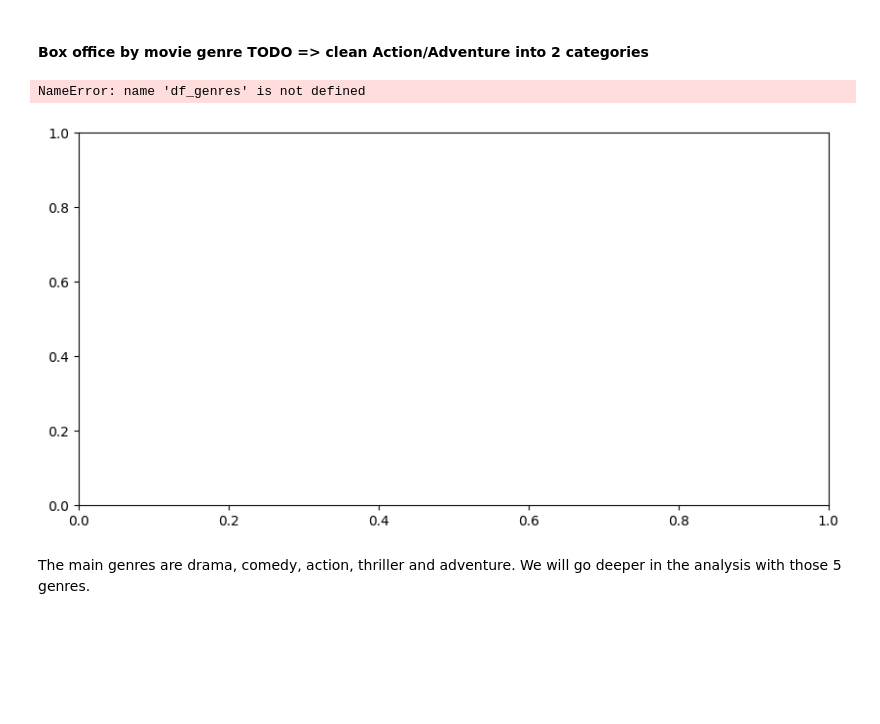
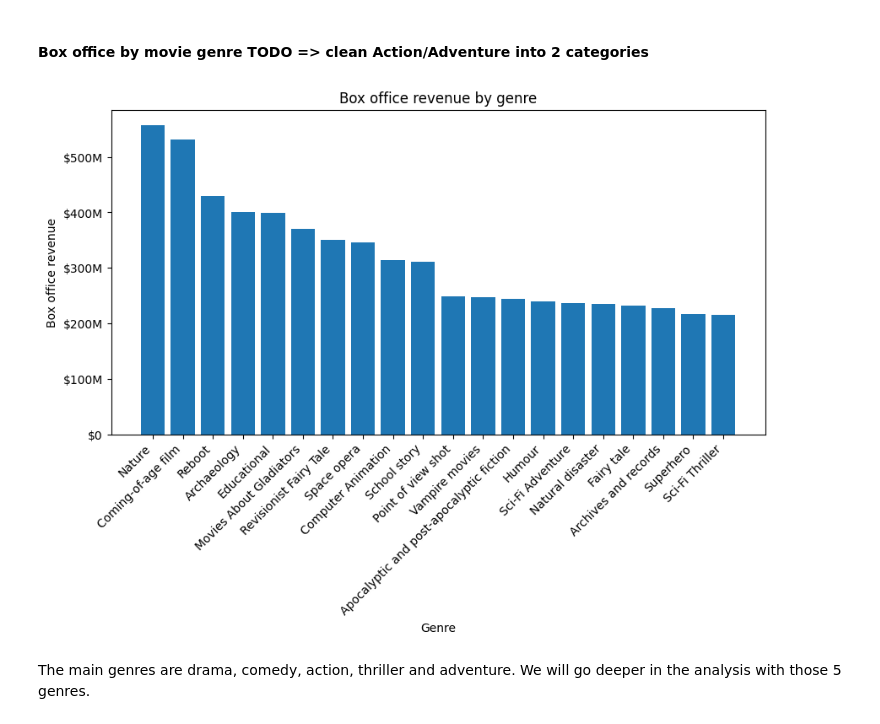
Before and after one commit to epfl-ada/ada-2022-project-r4d4r, a Jupyter notebook: R1.ipynb, the cells around one changed output. Drawn from its saved outputs; the diff is of its cells as text; code cells hidden in the pictures; blank space fills up the shorter version.

Commit message:
df_genres back in the house

```diff
--- a/R1.ipynb
+++ b/R1.ipynb
@@ -96,18 +96,22 @@ plt.show()
 # %% [markdown]
 #### Box office by movie genre TODO => clean Action/Adventure into 2 categories
 # %%
+df_genres = df_r1[["movie_box_office_revenue", "genres"]].copy()
+df_genres["genres"] = df_genres["genres"].apply(lambda x: literal_eval(x))
+df_genres = df_genres.explode("genres").groupby("genres").mean().sort_values("movie_box_office_revenue", ascending=False)
+
+
 # We plot the mean box office revenue by genre for the 20 genres with the highest mean box office revenue
 fig, ax = plt.subplots(figsize=(10,5))
 ax.bar(df_genres.index[0:20], df_genres["movie_box_office_revenue"][0:20])
 ax.set_xlabel("Genre")
 ax.set_ylabel("Box office revenue")
 ax.set_title("Box office revenue by genre")
 ax.set_xticklabels(ax.get_xticklabels(), rotation=45, ha='right')
 ax.yaxis.set_major_formatter(currency)
 plt.show()
 # %% [output]
-NameError: name 'df_genres' is not defined
-[figure, old version]
+[figure, new version]
 # %% [markdown]
 The main genres are drama, comedy, action, thriller and adventure.
 We will go deeper in the analysis with those 5 genres.
```
